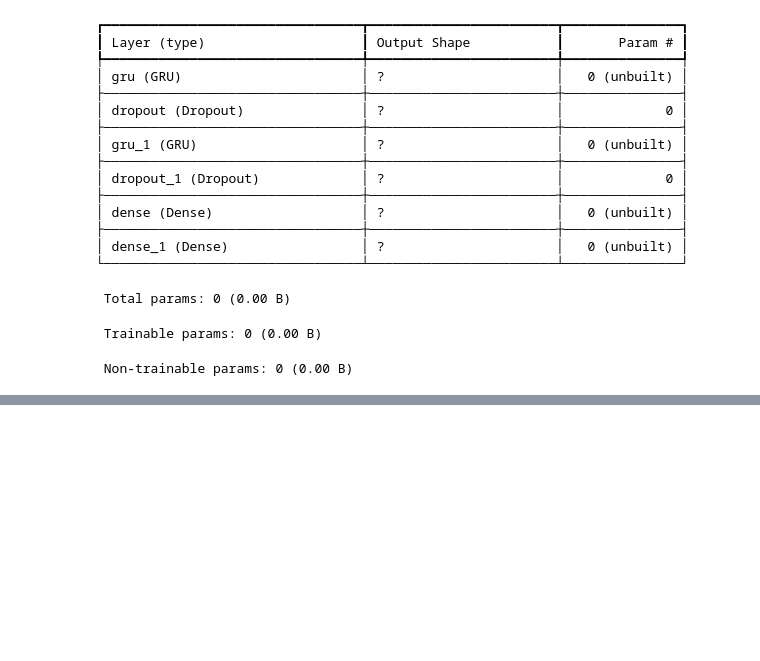
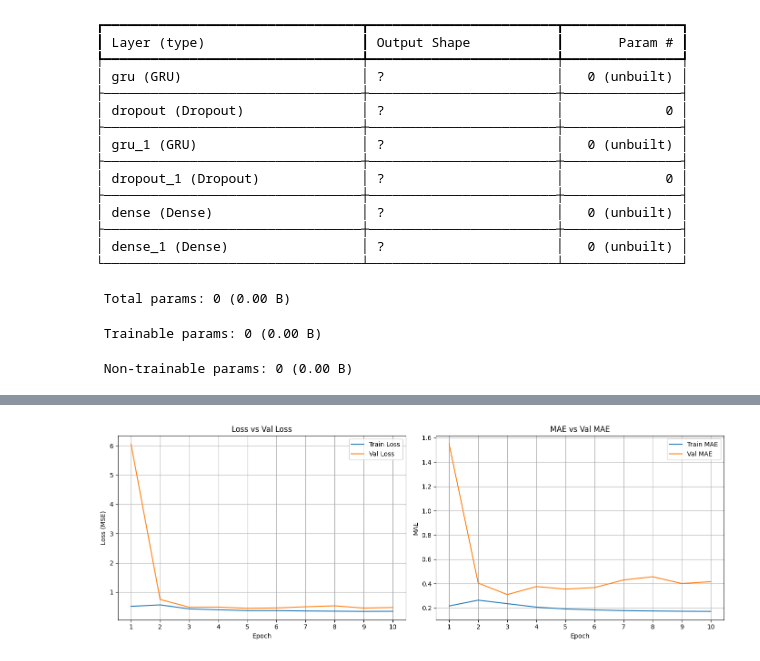
Before and after one commit to connorjsmith28/Flood-Forecasting, a Jupyter notebook: notebooks/model_training/gru/series/gru_mse_baseline.ipynb, the cells around one changed output, grey strips where cells are left out. Cells and saved outputs as stored; diff of their text form; code cells hidden in the pictures; blank space fills up the shorter version.

```diff
--- a/notebooks/model_training/gru/series/gru_mse_baseline.ipynb
+++ b/notebooks/model_training/gru/series/gru_mse_baseline.ipynb
@@ -46,6 +46,11 @@ config = {
     "frequency": "hourly",
     "split_time_days": 30,
     "site_scaling": False,
+    "table": "wandb.flood_model",
+    "sites":["06927000",
+	"06934000",
+	"06893500"
+]
 }
 
 pcr = processor(config)
@@ -318,0 +313,4 @@ plt.show()
+# %%
+gru.plot_training_history()
+# %% [output]
+[figure, added]
```
Also changed, not shown: parts of 8 cells of this notebook, 6 other files.
